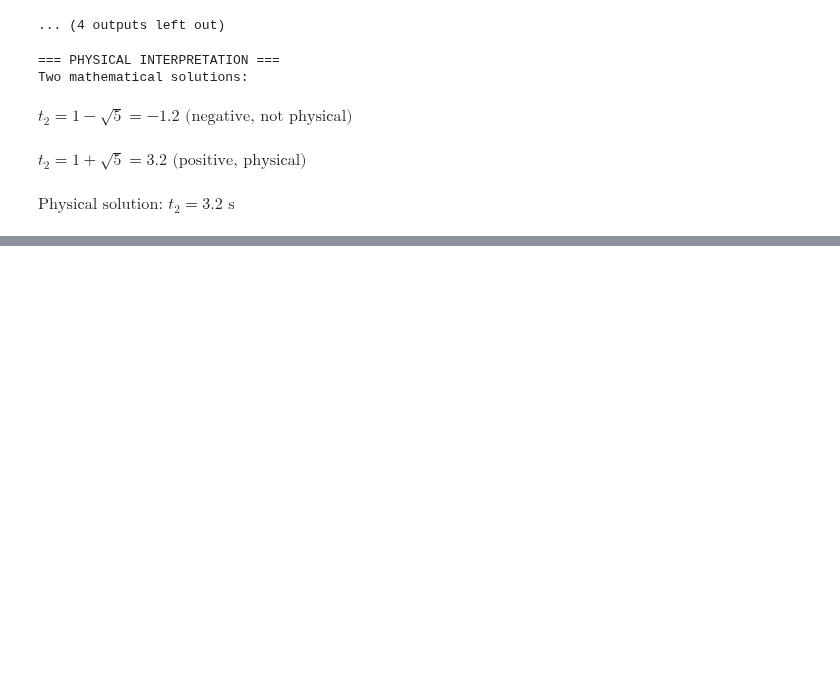
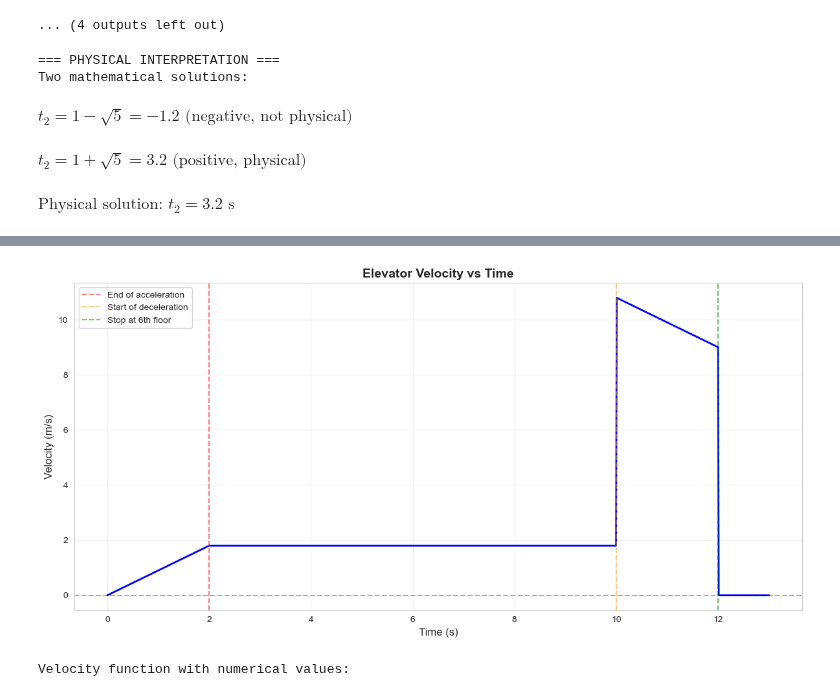
Before and after one commit to JonnyRed/MIT801-Classical-Mechanics, a Jupyter notebook: 01-Vector-Kinematics/01-Vector-Algebra.ipynb, the cells around one changed output, grey strips where cells are left out. Cells and saved outputs as stored; diff of their text form; code cells hidden in the pictures; blank space fills up the shorter version.

```diff
--- a/01-Vector-Kinematics/01-Vector-Algebra.ipynb
+++ b/01-Vector-Kinematics/01-Vector-Algebra.ipynb
@@ -491,0 +596,78 @@ $\displaystyle \text{Physical solution: } t_2 = 3.2 \text{ s}$
+# %%
+# Use realistic values for a 6-floor building scenario
+# Let's assume: 6 floors, each 3m high = 18m total height
+h_val = 18  # meters
+
+# From acceleration equation: a = h/(5*T²), we need to choose a reasonable T
+# Let's assume acceleration phase T = 2 seconds (reasonable for elevator)
+T_val = 2.0  # seconds
+
+# Calculate acceleration from equation
+a_val = h_val / (5 * T_val**2)
+
+print(f"Assumed values:")
+print(f"h = {h_val} m (6 floors × 3m/floor)")
+print(f"T = {T_val} s (acceleration phase duration)")
+print(f"a = {a_val:.3f} m/s²")
+
+# Create time array for plotting
+t_array = np.linspace(0, 6*T_val + 1, 1000)  # Add extra time to show final stop
+
+# Define velocity function numerically
+def velocity_numeric(t_val):
+    if t_val <= T_val:
+        return a_val * t_val
+    elif t_val <= 5 * T_val:
+        return T_val * a_val
+    elif t_val <= 6 * T_val:
+        return 6 * T_val * a_val - a_val * (t_val - 5 * T_val)
+    else:
+        return 0
+
+v_array = [velocity_numeric(t_val) for t_val in t_array]
+
+# Create plot
+plt.figure(figsize=(12, 6))
+sns.set_style("whitegrid")
+plt.plot(t_array, v_array, linewidth=2, color='blue')
+plt.axhline(y=0, color='black', linestyle='--', alpha=0.3)
+plt.axvline(x=T_val, color='red', linestyle='--', alpha=0.5, label='End of acceleration')
+plt.axvline(x=5*T_val, color='orange', linestyle='--', alpha=0.5, label='Start of deceleration')
+plt.axvline(x=6*T_val, color='green', linestyle='--', alpha=0.5, label='Stop at 6th floor')
+
+plt.title('Elevator Velocity vs Time', fontsize=14, fontweight='bold')
+plt.xlabel('Time (s)', fontsize=12)
+plt.ylabel('Velocity (m/s)', fontsize=12)
+plt.legend()
+plt.grid(True, alpha=0.3)
+plt.tight_layout()
+plt.show()
+
+# Display piecewise function with numerical values
+print("\nVelocity function with numerical values:")
+v_numeric = sp.Piecewise(
+    (a_val * t, t <= T_val),
+    (T_val * a_val, (t > T_val) & (t <= 5 * T_val)),
+    (6 * T_val * a_val - a_val * t, (t > 5 * T_val) & (t <= 6*T_val)),
+    (0, t > 6*T_val)
+)
+display(sp.Eq(sp.Function("v")(t), v_numeric))
+
+# Verify total height matches our assumption
+# Stage 1: Distance during acceleration (0 to T)
+d1 = a_val * T_val**2 / 2
+
+# Stage 2: Distance during constant velocity (T to 5T)
+# Duration = 5T - T = 4T, constant velocity = a*T
+d2 = a_val * T_val * (5 * T_val - T_val)
+
+# Stage 3: Distance during deceleration (5T to 6T)
+# This is a triangular area under the deceleration line
+# Initial velocity at 5T = a*T, final velocity at 6T = 0
+# Distance = (initial velocity + final velocity) * time / 2
+d3 = (a_val * T_val + 0) * (6 * T_val - 5 * T_val) / 2
+
+# Total distance
+total_distance = d1 + d2 + d3
+print(f"\nVerification: Total distance = {total_distance:.2f} m (should equal {h_val} m)")
+# %% [output]
@@ -491,0 +678,2 @@ $\displaystyle \text{Physical solution: } t_2 = 3.2 \text{ s}$
+[figure, added]
+Velocity function with numerical values:
```
Also changed, not shown: parts of 6 cells of this notebook, 1 other file.
